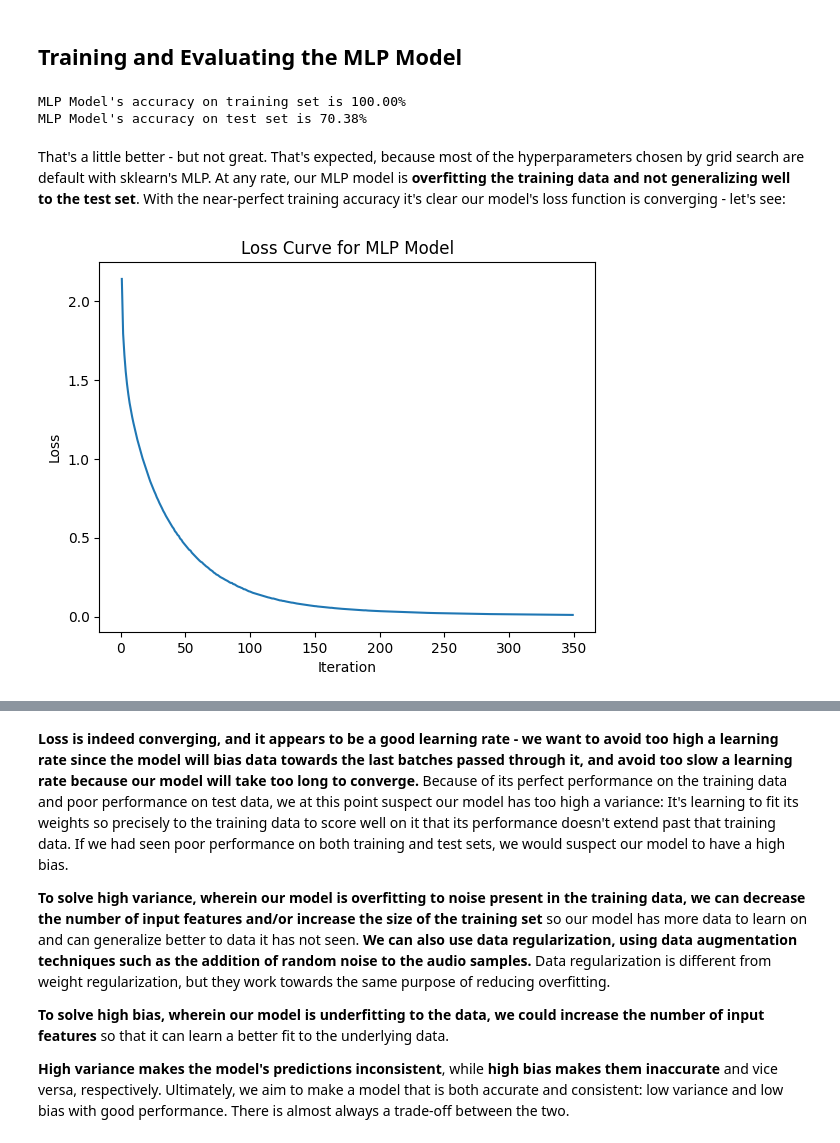
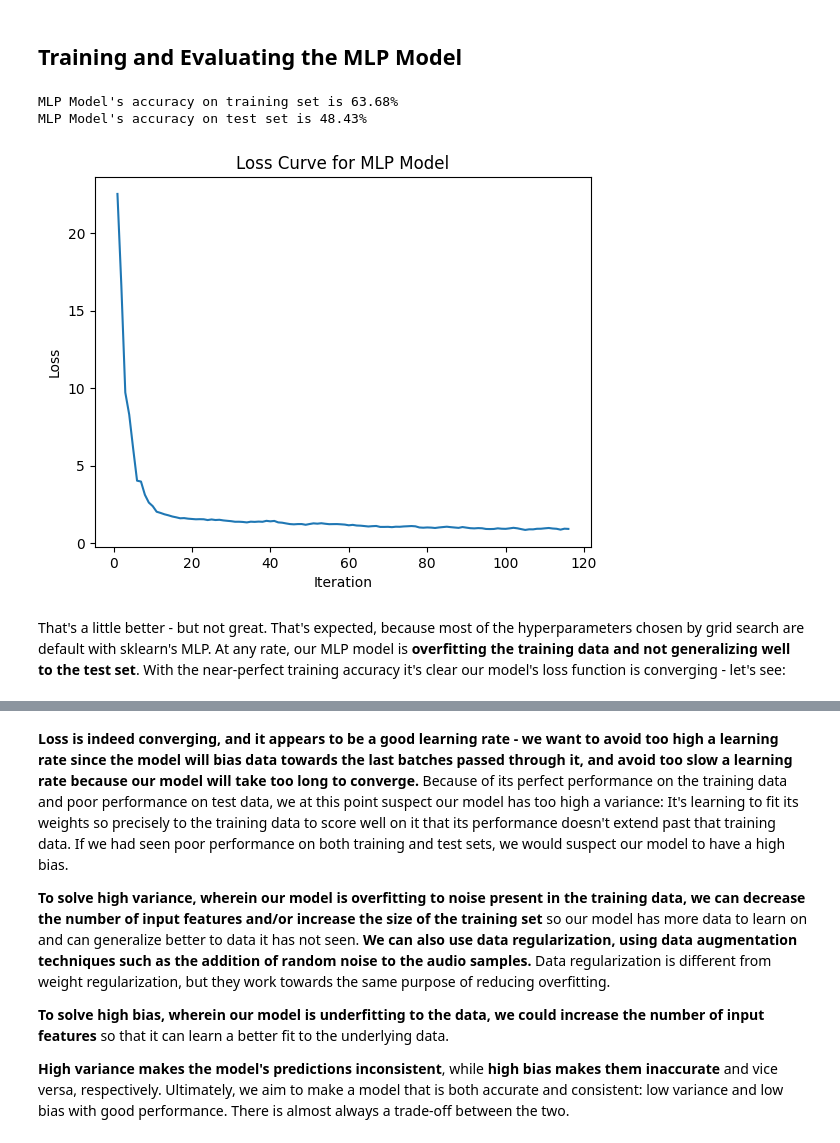
Before and after one commit to goose2711/Week4-Neural_Network, a Jupyter notebook: Week4__Neural_Networks.ipynb, the cells around one changed output, grey strips where cells are left out. Saved outputs shown, nothing was run; the diff lists cells and outputs as text; code cells hidden in the pictures.

```diff
--- a/Week4__Neural_Networks.ipynb
+++ b/Week4__Neural_Networks.ipynb
@@ -740,41 +758,34 @@ We can now initialize our MLP model with the best hyperparameters for the task o
 # %% [markdown]
 ## Training and Evaluating the MLP Model
 # %%
-# declare again so I don't have to re-run gridsearch when I restart the jupyter kernel
-# our default X_train, X_test are now standard scaled features since we know they're best
-X_train, X_test, y_train, y_test = train_test_split(
-    features_scaled,
-    emotions,
-    test_size=0.2,
-    random_state=69
-)
-
+#MLP classifier for Ravdess only dataset
 model = MLPClassifier(
     activation='relu',
     solver='adam',
     alpha=0.001,
     batch_size=256,
     hidden_layer_sizes=(300,),
     learning_rate='adaptive',
     max_iter=1000, # I've found for this task, loss converges at ~1000 iterations
     random_state=69,
 )
 
-model.fit(X_train, y_train)
+model.fit(X_trainRavdess, y_trainRavdess)
 
-print(f'MLP Model\'s accuracy on training set is {100*model.score(X_train, y_train):.2f}%')
-print(f'MLP Model\'s accuracy on test set is {100*model.score(X_test, y_test):.2f}%')
+print(f'MLP Model\'s accuracy on training set is {100*model.score(X_trainRavdess, y_trainRavdess):.2f}%')
+print(f'MLP Model\'s accuracy on test set is {100*model.score(X_testRavdess, y_testRavdess):.2f}%')
+print("\n")
+
+#Loss Curve for MLP model for the Ravdess only dataset
+plt.figure()
+plt.plot([num for num in range(1,model.n_iter_ +1)], model.loss_curve_)
+plt.title('Loss Curve for MLP Model')
+plt.ylabel('Loss')
+plt.xlabel('Iteration')
+plt.show()
 # %% [output]
-MLP Model's accuracy on training set is 100.00%
-MLP Model's accuracy on test set is 70.38%
+MLP Model's accuracy on training set is 63.68%
+MLP Model's accuracy on test set is 48.43%
+[figure, added]
 # %% [markdown]
 That's a little better - but not great. That's expected, because most of the hyperparameters chosen by grid search are default with sklearn's MLP. At any rate, our MLP model is **overfitting the training data and not generalizing well to the test set**. With the near-perfect training accuracy it's clear our model's loss function is converging - let's see:
-# %%
-plt.figure()
-plt.plot([num for num in range(1,model.n_iter_ +1)], model.loss_curve_)
-plt.title('Loss Curve for MLP Model')
-plt.ylabel('Loss')
-plt.xlabel('Iteration')
-plt.show()
-# %% [output]
-[figure, removed]
```
Also changed, not shown: parts of 4 cells of this notebook.
